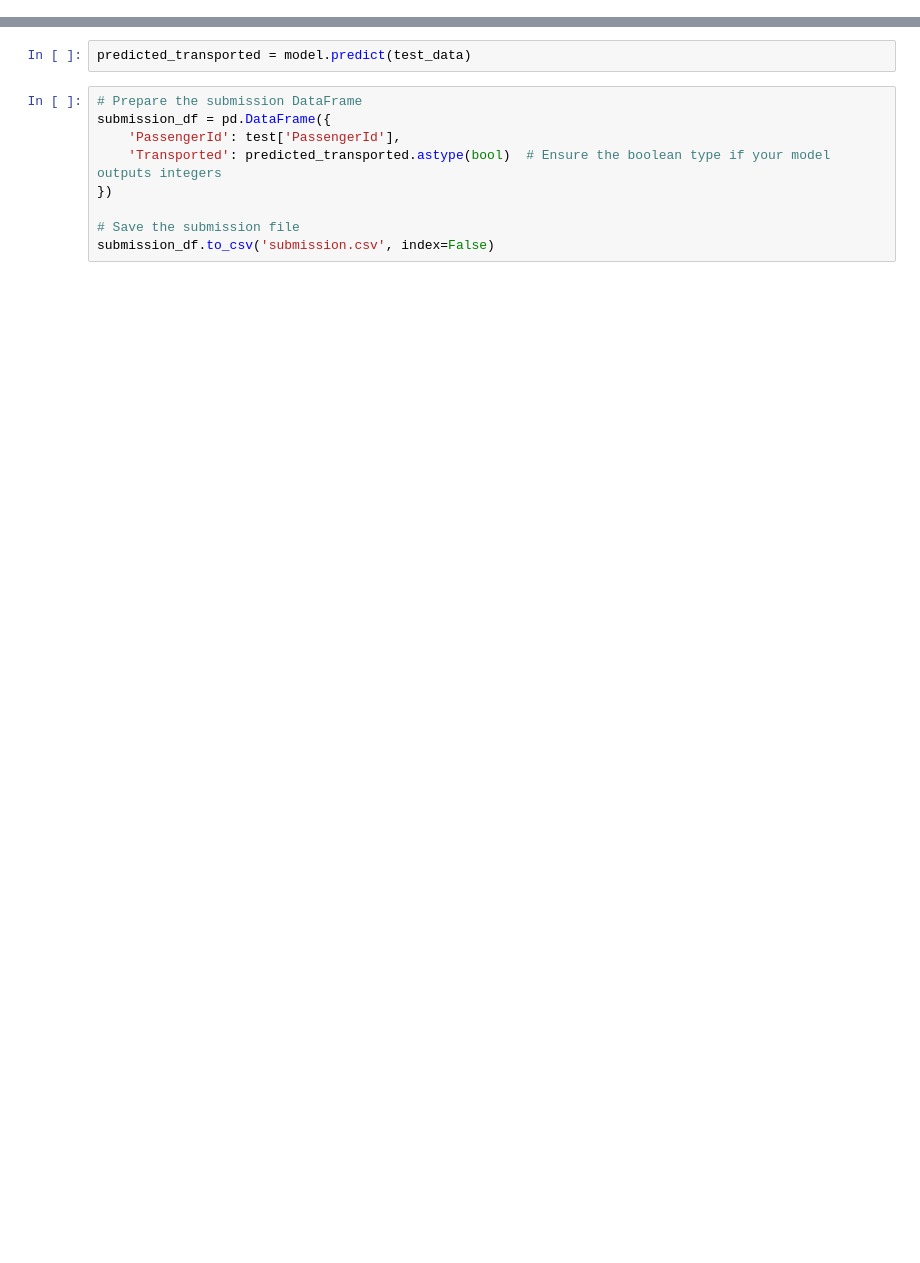
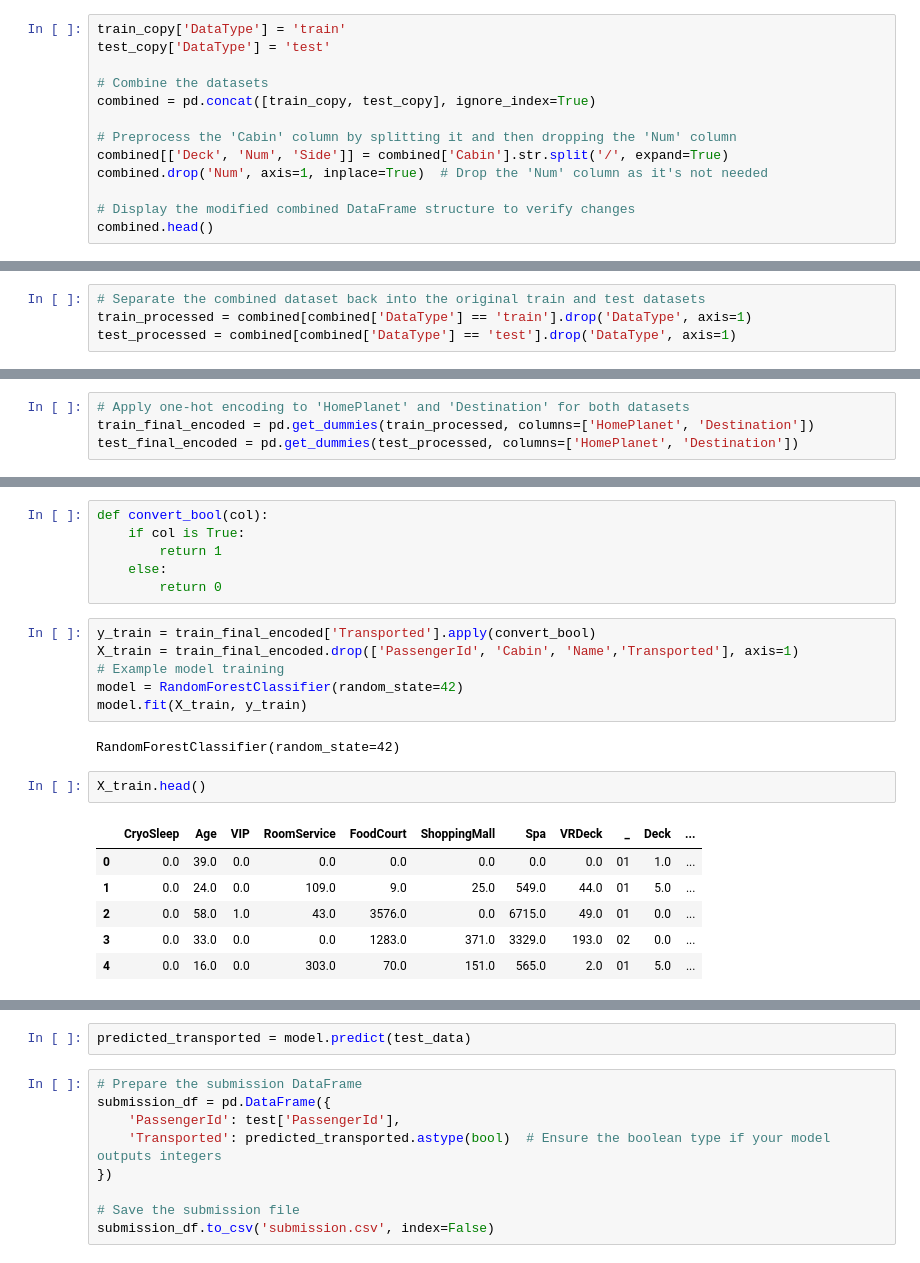
Before and after one commit to kaggle-challenge-group/machine_learning_model, a Jupyter notebook: kaggle_machine_lrnmodel.ipynb, the cells around one changed output, grey strips where cells are left out. Drawn from its saved outputs; the diff is of its cells as text; blank space fills up the shorter version.

```diff
--- a/kaggle_machine_lrnmodel.ipynb
+++ b/kaggle_machine_lrnmodel.ipynb
@@ -308,0 +116,13 @@ RandomForestClassifier(random_state=42)
+# %%
+train_copy['DataType'] = 'train'
+test_copy['DataType'] = 'test'
+
+# Combine the datasets
+combined = pd.concat([train_copy, test_copy], ignore_index=True)
+
+# Preprocess the 'Cabin' column by splitting it and then dropping the 'Num' column
+combined[['Deck', 'Num', 'Side']] = combined['Cabin'].str.split('/', expand=True)
+combined.drop('Num', axis=1, inplace=True)  # Drop the 'Num' column as it's not needed
+
+# Display the modified combined DataFrame structure to verify changes
+combined.head()
@@ -308,0 +249,4 @@ RandomForestClassifier(random_state=42)
+# %%
+# Separate the combined dataset back into the original train and test datasets
+train_processed = combined[combined['DataType'] == 'train'].drop('DataType', axis=1)
+test_processed = combined[combined['DataType'] == 'test'].drop('DataType', axis=1)
@@ -308,0 +292,4 @@ RandomForestClassifier(random_state=42)
+# %%
+# Apply one-hot encoding to 'HomePlanet' and 'Destination' for both datasets
+train_final_encoded = pd.get_dummies(train_processed, columns=['HomePlanet', 'Destination'])
+test_final_encoded = pd.get_dummies(test_processed, columns=['HomePlanet', 'Destination'])
@@ -308,0 +326,23 @@ RandomForestClassifier(random_state=42)
+# %%
+def convert_bool(col):
+    if col is True:
+        return 1
+    else:
+        return 0
+# %%
+y_train = train_final_encoded['Transported'].apply(convert_bool)
+X_train = train_final_encoded.drop(['PassengerId', 'Cabin', 'Name','Transported'], axis=1)
+# Example model training
+model = RandomForestClassifier(random_state=42)
+model.fit(X_train, y_train)
+# %% [output]
+RandomForestClassifier(random_state=42)
+# %%
+X_train.head()
+# %% [output]
+|  | CryoSleep | Age | VIP | RoomService | FoodCourt | ShoppingMall | Spa | VRDeck | _ | Deck | ... |
+| 0 | 0.0 | 39.0 | 0.0 | 0.0 | 0.0 | 0.0 | 0.0 | 0.0 | 01 | 1.0 | ... |
+| 1 | 0.0 | 24.0 | 0.0 | 109.0 | 9.0 | 25.0 | 549.0 | 44.0 | 01 | 5.0 | ... |
+| 2 | 0.0 | 58.0 | 1.0 | 43.0 | 3576.0 | 0.0 | 6715.0 | 49.0 | 01 | 0.0 | ... |
+| 3 | 0.0 | 33.0 | 0.0 | 0.0 | 1283.0 | 371.0 | 3329.0 | 193.0 | 02 | 0.0 | ... |
+| 4 | 0.0 | 16.0 | 0.0 | 303.0 | 70.0 | 151.0 | 565.0 | 2.0 | 01 | 5.0 | ... |
```
Also changed, not shown: parts of 57 cells of this notebook.
